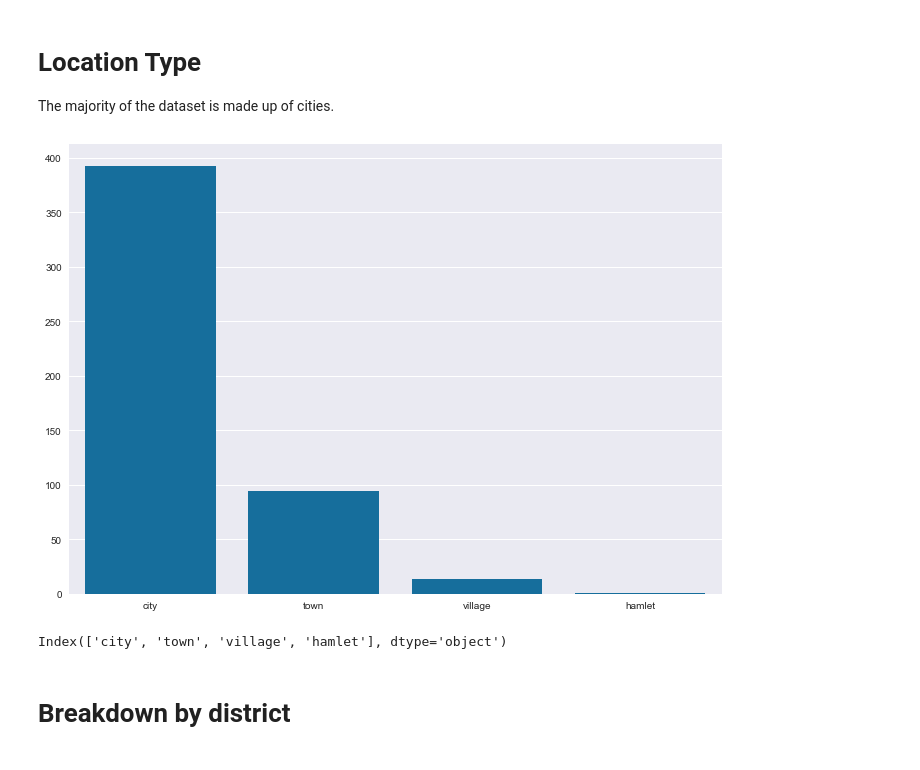
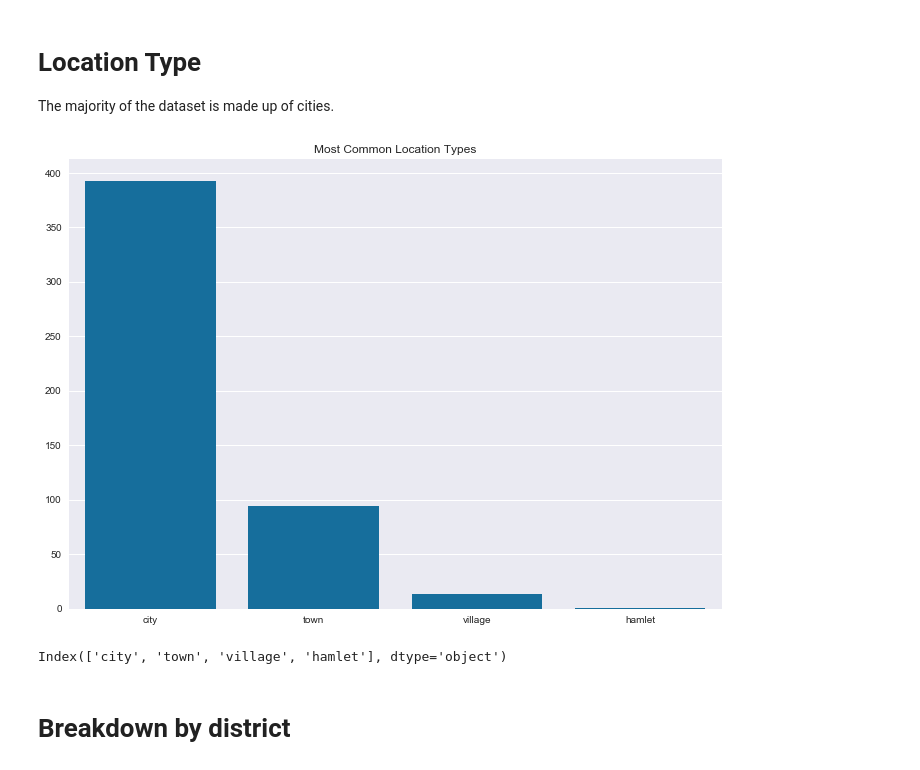
Before and after one commit to GeorgeVince/DataCubed, a Jupyter notebook: Analysis.ipynb, the cells around one changed output. Cells and saved outputs as stored; diff of their text form; code cells hidden in the pictures.

```diff
--- a/Analysis.ipynb
+++ b/Analysis.ipynb
@@ -33,11 +33,12 @@ The majority of the dataset is made up of cities.
 # %%
 loc_counts = df[['city','town','village','hamlet']].count()
 sns.barplot(loc_counts.index, loc_counts.values, color="#0075b2")
+plt.title("Most Common Location Types")
 plt.show()
 
 loc_counts.index
 # %% [output]
-[figure, old version]
+[figure, new version]
 Index(['city', 'town', 'village', 'hamlet'], dtype='object')
 # %% [markdown]
 # Breakdown by district
```
Also changed, not shown: 2 other files.
